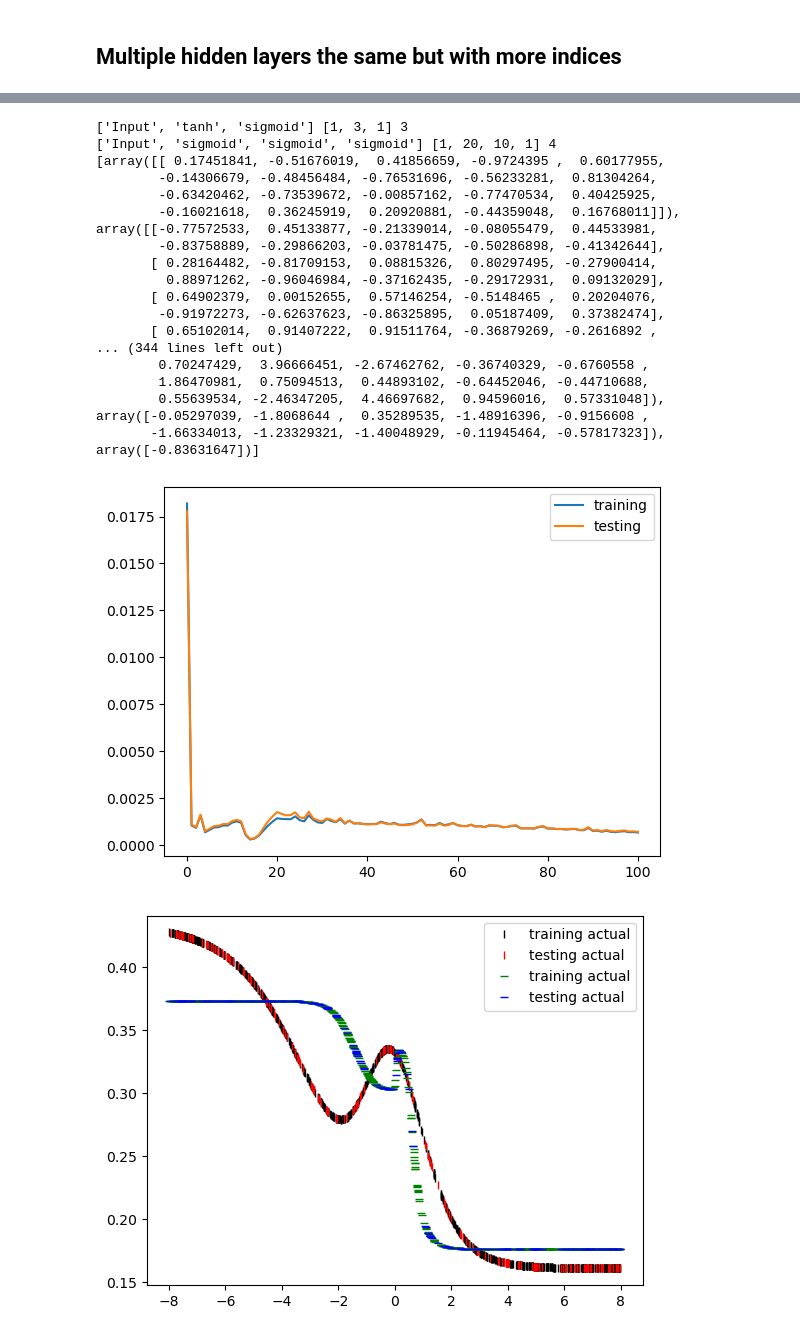
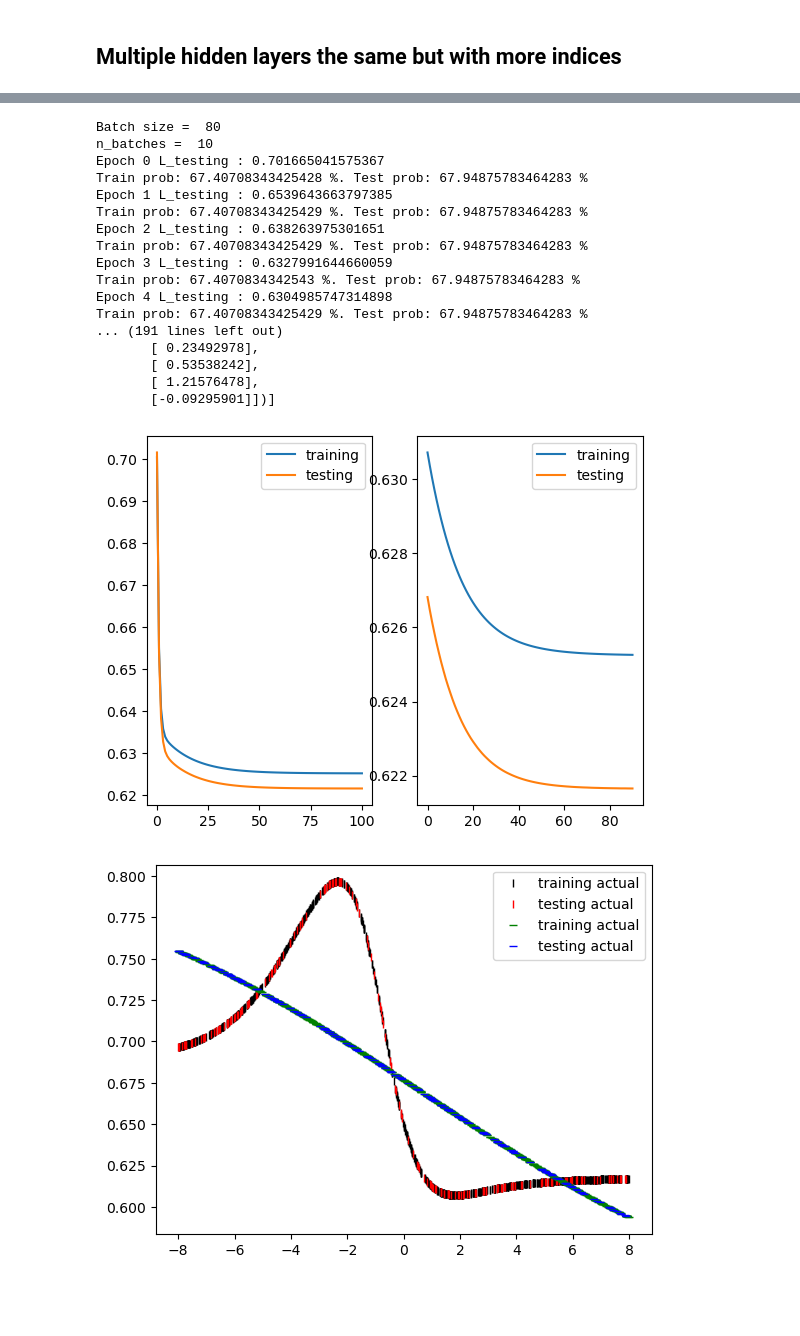
Before and after one commit to dave452/ML_LinearReg, a Jupyter notebook: Regression_NN.ipynb, the cells around one changed output, grey strips where cells are left out. Cells and saved outputs as stored; diff of their text form; code cells hidden in the pictures; blank space fills up the shorter version.

Commit message:
more activation and loss functions
more activation and loss functions.
Added softmax + log liklihood & sigmoid + cross entropy.

```diff
--- a/Regression_NN.ipynb
+++ b/Regression_NN.ipynb
@@ -136,10 +136,10 @@ class linear_regression:
 
     def calc_y(self, x = []):
         if (len(x)==0):x = self.x
-        return np.sum(self.w*x, axis = 1) + self.b
+        return np.dot(x, self.w) + self.b
 
     def calc_dL_dy(self):
-        return (1/len(self.y_test)) * (self.calc_y() - self.y_test)
+        return (1/(len(self.w)*len(self.y_test))) * (self.calc_y() - self.y_test)
 
     def calc_dy_dw(self):
         return  self.x.T
@@ -148,13 +148,13 @@ class linear_regression:
         return 1.
 
     def calc_L(self):
-        return (1/len(self.y_test)) * sum((self.calc_y() - self.y_test) ** 2)
+        return np.mean((self.calc_y() - self.y_test) ** 2)/2
 
     def single_update(self):
         #individual update of the weights and biases using gradient descent
-        dL_dw = np.sum((self.calc_dy_dw() * self.calc_dL_dy()),axis = 1) #sum is over the samples
+        dL_dw = np.dot(self.calc_dy_dw(), self.calc_dL_dy())
         dL_db = np.sum(self.calc_dL_dy() * self.calc_dy_db())
-        self.w -= self.eta*dL_dw / (self.x.shape[1]) #term at the end regularises for larger N
+        self.w -= self.eta*dL_dw #/ (self.x.shape[1]) #term at the end regularises for larger N
         self.b -= self.eta*dL_db
 
     def full_update(self, iterations):
@@ -657,63 +680,66 @@ class neural_net:
 #%reset
 %matplotlib inline
 n_samples = 1000
-n_batches = 100
+n_batches = 10
 n_epochs = 100
 test_train_split = 0.8
 architecture = [1,3,1]
 activation = ['Input', 'tanh', 'sigmoid']
 nn_a = neural_net(0.1, architecture, activation)
 
 x = np.random.rand(n_samples,architecture[0]) * 16 -8
 y = nn_a.forward_prop_set(x)
 inds = np.arange(n_samples)
 np.random.shuffle(inds)
 training_x = x[inds[:int(n_samples*test_train_split)]]
 training_y = y[inds[:int(n_samples*test_train_split)]]
 testing_x = x[inds[int(n_samples*test_train_split):]]
 testing_y = y[inds[int(n_samples*test_train_split):]]
 
 
 
-architecture_b = [1,20,10,1]
-activation_b = ['Input', 'sigmoid', 'sigmoid', 'sigmoid']
+architecture_b = [1,5,1]
+activation_b = ['Input','sigmoid', 'sigmoid']
 
 
-nn_b = neural_net(1, architecture_b, activation_b, 0.1)
-print(nn_b.w, nn_b.b)
+nn_b = neural_net(0.1, architecture_b, activation_b,'cross entropy',0)
+L_training, L_testing = nn_b.stochastic_training(training_x / 8, training_y,testing_x / 8,testing_y , n_epochs, n_batches)
 
-L_training, L_testing = nn_b.stochastic_training(training_x / 8, training_y,testing_x / 8,testing_y , n_epochs, n_batches)
-print(nn_a.w, nn_a.b)
-print(nn_b.w, nn_b.b)
+print(nn_b.w)
 
+plt.subplot(1,2,1)
 plt.plot(L_training, label = 'training')
 plt.plot(L_testing, label = 'testing')
+plt.legend()
+plt.subplot(1,2,2)
+plt.plot(L_training[10:], label = 'training')
+plt.plot(L_testing[10:], label = 'testing')
 plt.legend()
 plt.show()
 
 plt.plot(training_x, training_y, 'k|', label = 'training actual')
 plt.plot(testing_x, testing_y, 'r|', label = 'testing actual')
 plt.plot(training_x,  nn_b.forward_prop_set(training_x/ 8), 'g_', label = 'training actual')
 plt.plot(testing_x,  nn_b.forward_prop_set(testing_x/ 8 ), 'b_', label = 'testing actual')
 plt.legend()
 plt.show()
 # %% [output]
-['Input', 'tanh', 'sigmoid'] [1, 3, 1] 3
-['Input', 'sigmoid', 'sigmoid', 'sigmoid'] [1, 20, 10, 1] 4
-[array([[ 0.17451841, -0.51676019,  0.41856659, -0.9724395 ,  0.60177955,
-        -0.14306679, -0.48456484, -0.76531696, -0.56233281,  0.81304264,
-        -0.63420462, -0.73539672, -0.00857162, -0.77470534,  0.40425925,
-        -0.16021618,  0.36245919,  0.20920881, -0.44359048,  0.16768011]]), array([[-0.77572533,  0.45133877, -0.21339014, -0.08055479,  0.44533981,
-        -0.83758889, -0.29866203, -0.03781475, -0.50286898, -0.41342644],
-       [ 0.28164482, -0.81709153,  0.08815326,  0.80297495, -0.27900414,
-         0.88971262, -0.96046984, -0.37162435, -0.29172931,  0.09132029],
-       [ 0.64902379,  0.00152655,  0.57146254, -0.5148465 ,  0.20204076,
-        -0.91972273, -0.62637623, -0.86325895,  0.05187409,  0.37382474],
-       [ 0.65102014,  0.91407222,  0.91511764, -0.36879269, -0.2616892 ,
-... (344 lines left out)
-        0.70247429,  3.96666451, -2.67462762, -0.36740329, -0.6760558 ,
-        1.86470981,  0.75094513,  0.44893102, -0.64452046, -0.44710688,
-        0.55639534, -2.46347205,  4.46697682,  0.94596016,  0.57331048]), array([-0.05297039, -1.8068644 ,  0.35289535, -1.48916396, -0.9156608 ,
-       -1.66334013, -1.23329321, -1.40048929, -0.11945464, -0.57817323]), array([-0.83631647])]
+Batch size =  80
+n_batches =  10
+Epoch 0 L_testing : 0.701665041575367
+Train prob: 67.40708343425428 %. Test prob: 67.94875783464283 %
+Epoch 1 L_testing : 0.6539643663797385
+Train prob: 67.40708343425429 %. Test prob: 67.94875783464283 %
+Epoch 2 L_testing : 0.638263975301651
+Train prob: 67.40708343425429 %. Test prob: 67.94875783464283 %
+Epoch 3 L_testing : 0.6327991644660059
+Train prob: 67.4070834342543 %. Test prob: 67.94875783464283 %
+Epoch 4 L_testing : 0.6304985747314898
+Train prob: 67.40708343425429 %. Test prob: 67.94875783464283 %
+... (191 lines left out)
+       [ 0.23492978],
+       [ 0.53538242],
+       [ 1.21576478],
+       [-0.09295901]])]
-[figure, old version]
+[figure, new version]
-[figure, old version]
+[figure, new version]
```
Also changed, not shown: parts of 49 cells of this notebook, 2 other files.
